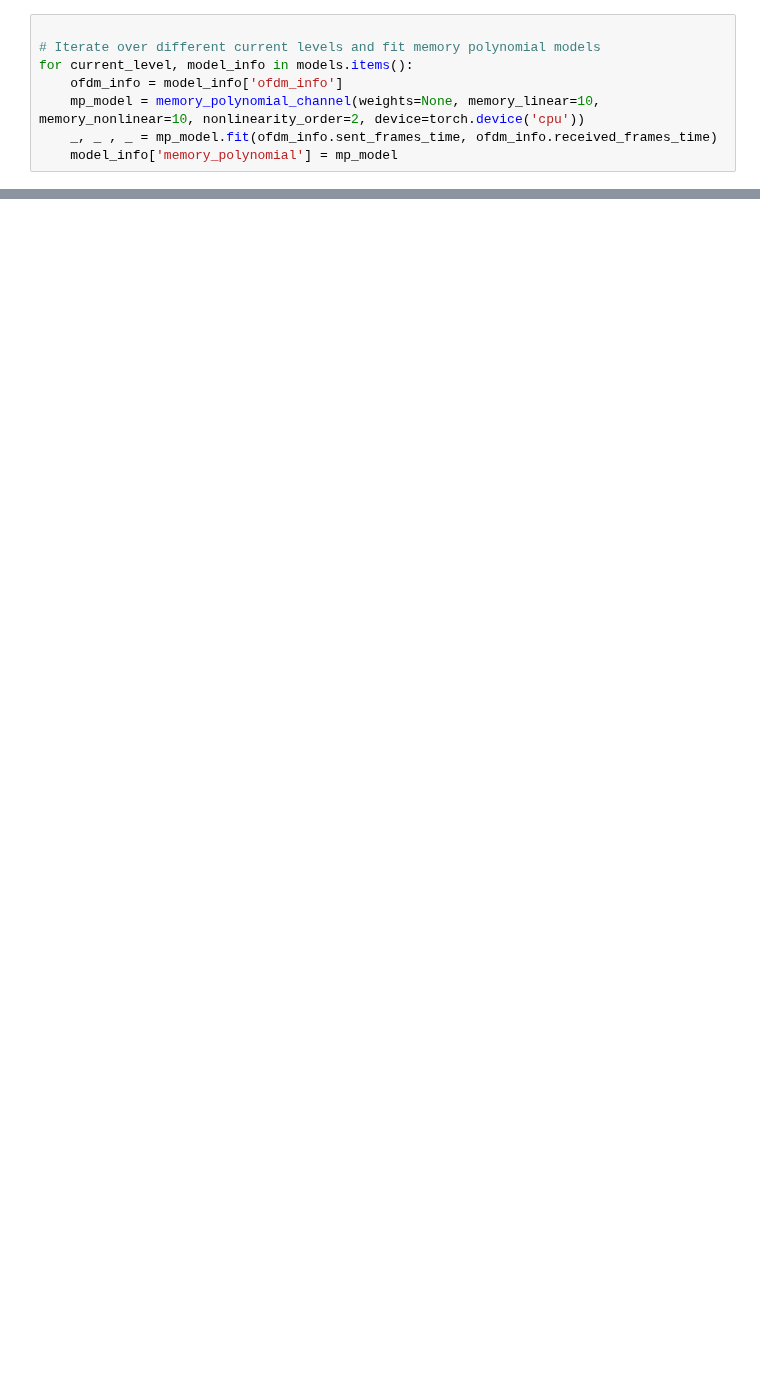
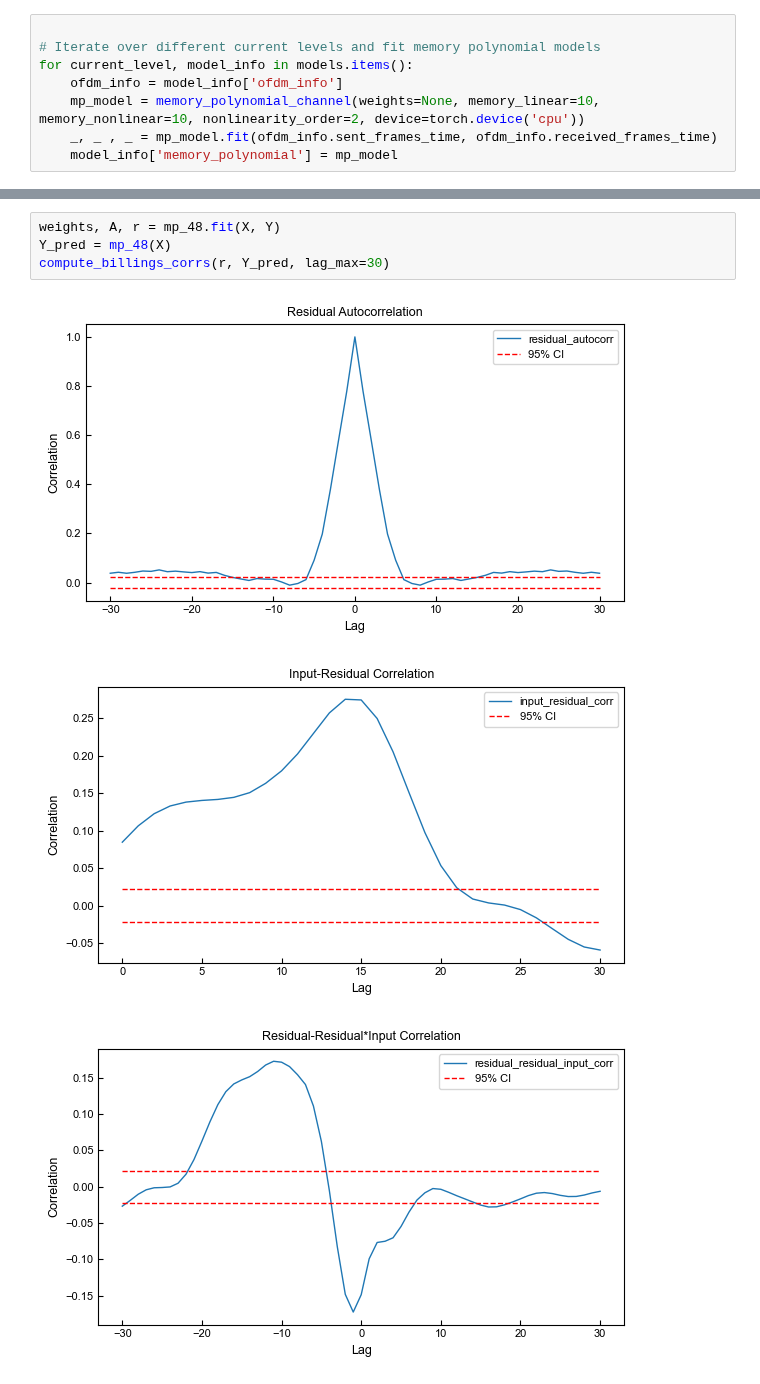
Before and after one commit to UW-Photonics-Lab/prob_tcn_for_LED, a Jupyter notebook: notebooks/make_figures.ipynb, the cells around one changed output, grey strips where cells are left out. Saved outputs shown, nothing was run; the diff lists cells and outputs as text; blank space fills up the shorter version.

```diff
--- a/notebooks/make_figures.ipynb
+++ b/notebooks/make_figures.ipynb
@@ -75,0 +121,8 @@ for current_level, model_info in models.items():
+# %%
+weights, A, r = mp_48.fit(X, Y)
+Y_pred = mp_48(X)
+compute_billings_corrs(r, Y_pred, lag_max=30)
+# %% [output]
+[figure, added]
+[figure, added]
+[figure, added]
```
Also changed, not shown: parts of 10 cells of this notebook, 4 other files.
